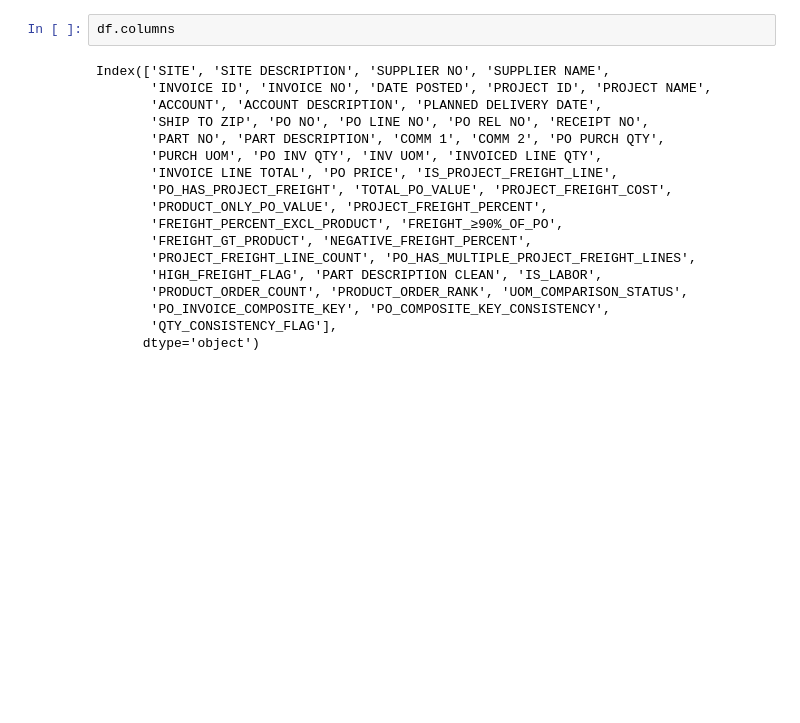
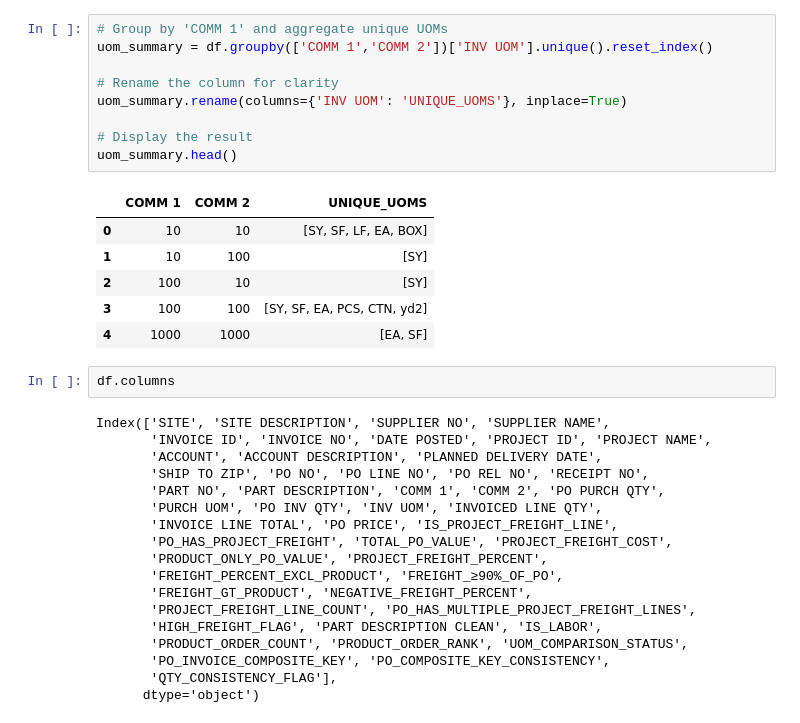
Before and after one commit to Zhuwaki/diverzify_freight_analysis, a Jupyter notebook: notebooks/nigel_04042025_freight_analysis.ipynb, the cells around one changed output. Cells and saved outputs as stored; diff of their text form; blank space fills up the shorter version.

```diff
--- a/notebooks/nigel_04042025_freight_analysis.ipynb
+++ b/notebooks/nigel_04042025_freight_analysis.ipynb
@@ -131,6 +131,22 @@ print(f"\n✅ Enriched dataset exported to: {output_path}")
 % of POs with freight > 50% of product spend: 2.61%
 
 ✅ Enriched dataset exported to: ../data/output/Freight_Analysis_Enriched_Output.csv
+# %%
+# Group by 'COMM 1' and aggregate unique UOMs
+uom_summary = df.groupby(['COMM 1','COMM 2'])['INV UOM'].unique().reset_index()
+
+# Rename the column for clarity
+uom_summary.rename(columns={'INV UOM': 'UNIQUE_UOMS'}, inplace=True)
+
+# Display the result
+uom_summary.head()
+# %% [output]
+|  | COMM 1 | COMM 2 | UNIQUE_UOMS |
+| 0 | 10 | 10 | [SY, SF, LF, EA, BOX] |
+| 1 | 10 | 100 | [SY] |
+| 2 | 100 | 10 | [SY] |
+| 3 | 100 | 100 | [SY, SF, EA, PCS, CTN, yd2] |
+| 4 | 1000 | 1000 | [EA, SF] |
 # %%
 df.columns
 # %% [output]
```
Also changed, not shown: parts of 5 cells of this notebook, 35 other files.
